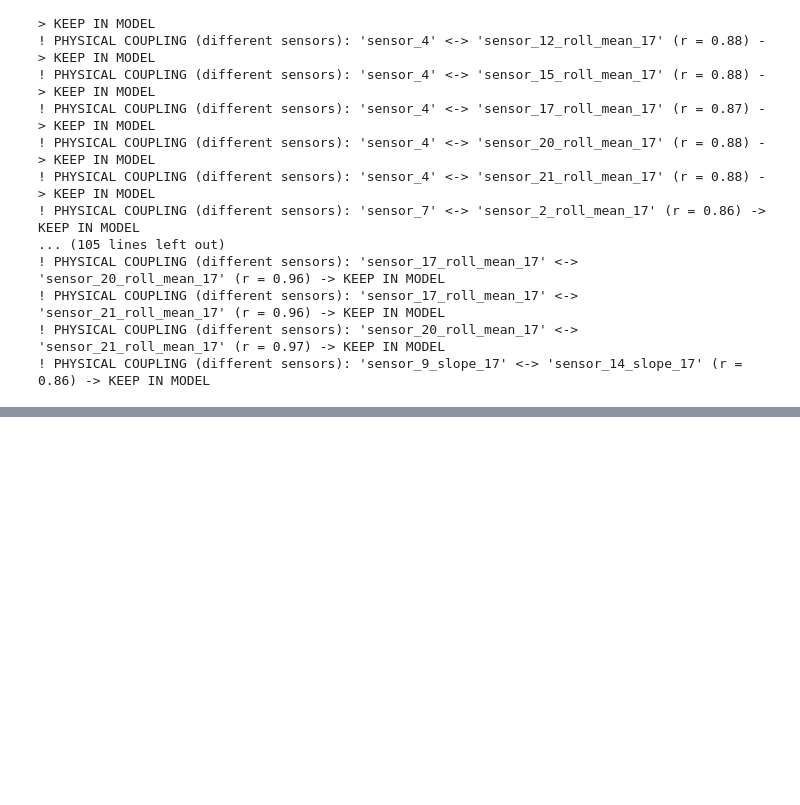
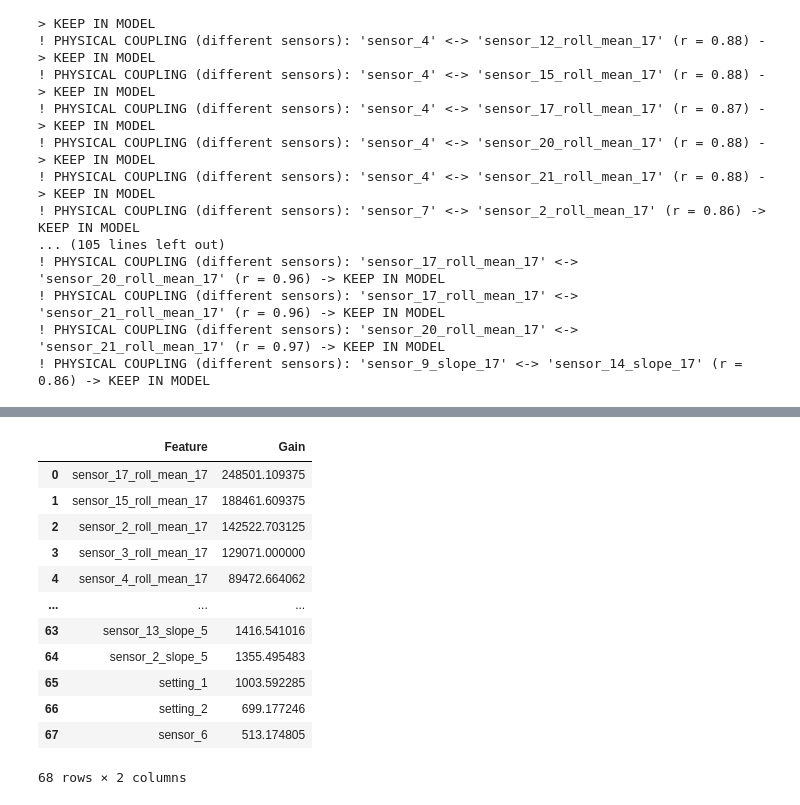
Before and after one commit to TobiSchl2010/predictive-maintenance-cmaps, a Jupyter notebook: notebooks/03_modeling.ipynb, the cells around one changed output, grey strips where cells are left out. Saved outputs shown, nothing was run; the diff lists cells and outputs as text; code cells hidden in the pictures; blank space fills up the shorter version.

```diff
--- a/notebooks/03_modeling.ipynb
+++ b/notebooks/03_modeling.ipynb
@@ -1147,0 +1245,16 @@ X_val_clean = X_val.drop(columns=features_to_remove)
+# %%
+gain_df
+# %% [output]
+|  | Feature | Gain |
+| 0 | sensor_17_roll_mean_17 | 248501.109375 |
+| 1 | sensor_15_roll_mean_17 | 188461.609375 |
+| 2 | sensor_2_roll_mean_17 | 142522.703125 |
+| 3 | sensor_3_roll_mean_17 | 129071.000000 |
+| 4 | sensor_4_roll_mean_17 | 89472.664062 |
+| ... | ... | ... |
+| 63 | sensor_13_slope_5 | 1416.541016 |
+| 64 | sensor_2_slope_5 | 1355.495483 |
+| 65 | setting_1 | 1003.592285 |
+| 66 | setting_2 | 699.177246 |
+| 67 | sensor_6 | 513.174805 |
+68 rows × 2 columns
```
Also changed, not shown: parts of 26 cells of this notebook.
